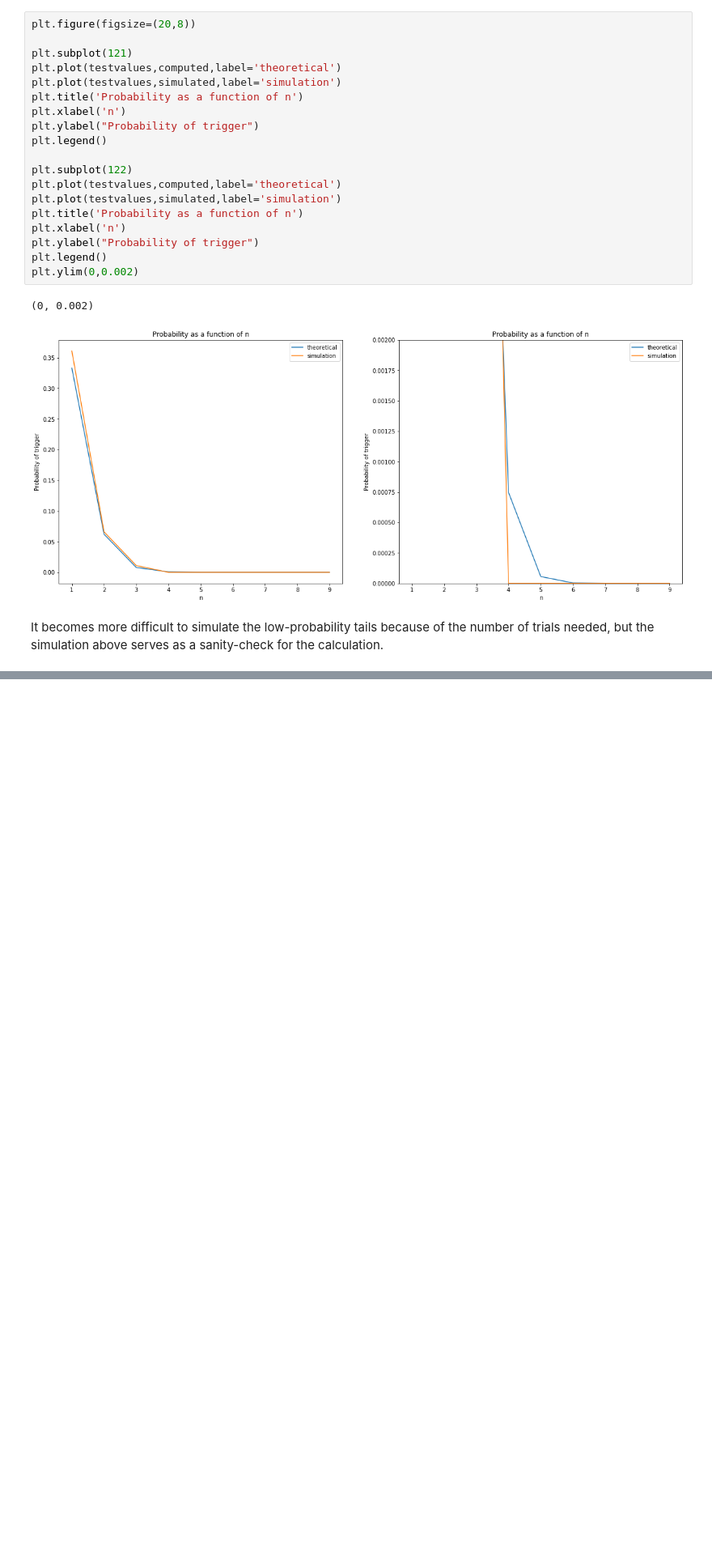
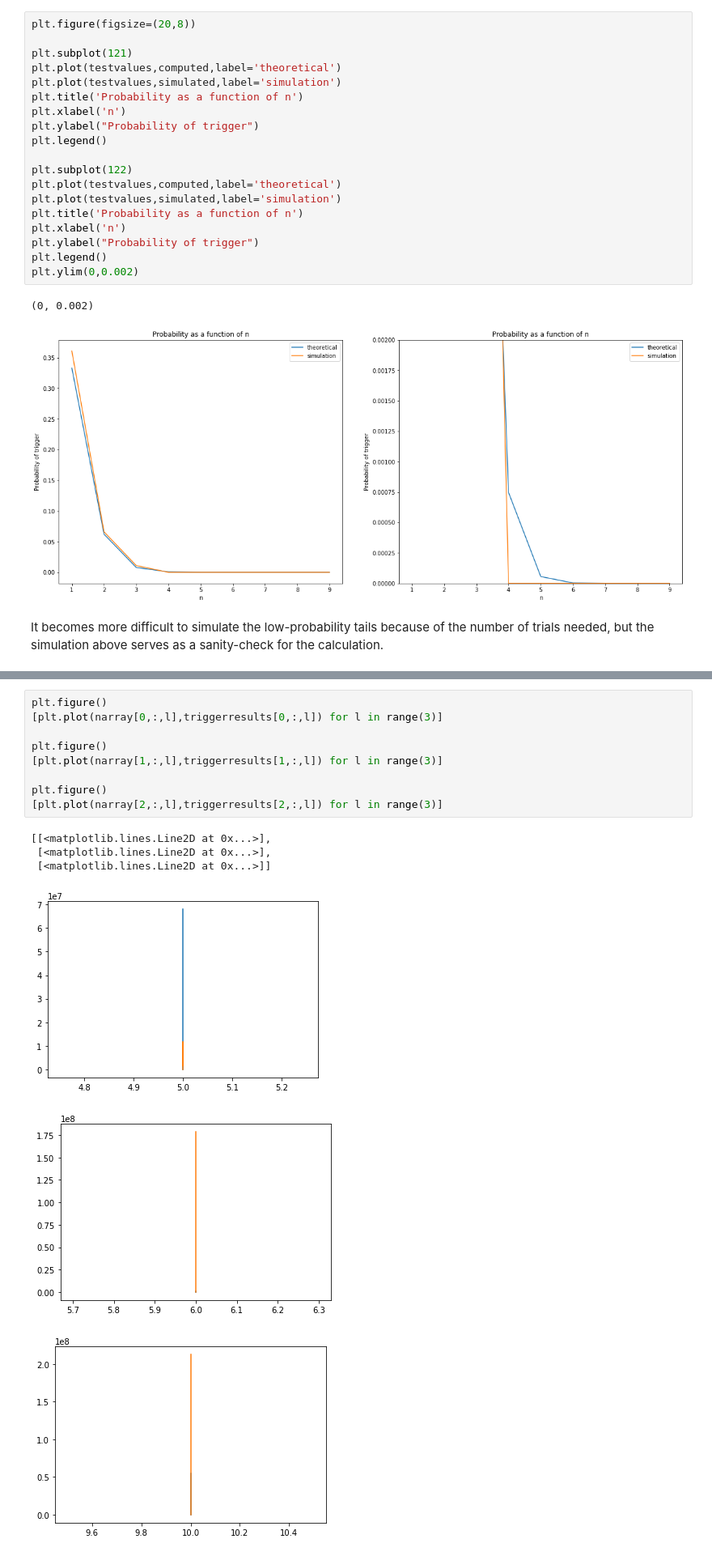
Before and after one commit to realtimeradio/caltech-lwa, a Jupyter notebook: cosmic_ray_scripts/snap2_control/Subarray_Threshold_Scan.ipynb, the cells around one changed output, grey strips where cells are left out. Shown at 81% size. Saved outputs shown, nothing was run; the diff lists cells and outputs as text; blank space fills up the shorter version.

```diff
--- a/cosmic_ray_scripts/snap2_control/Subarray_Threshold_Scan.ipynb
+++ b/cosmic_ray_scripts/snap2_control/Subarray_Threshold_Scan.ipynb
@@ -261,0 +343,16 @@ It becomes more difficult to simulate the low-probability tails because of the n
+# %%
+plt.figure()
+[plt.plot(narray[0,:,l],triggerresults[0,:,l]) for l in range(3)]
+
+plt.figure()
+[plt.plot(narray[1,:,l],triggerresults[1,:,l]) for l in range(3)]
+
+plt.figure()
+[plt.plot(narray[2,:,l],triggerresults[2,:,l]) for l in range(3)]
+# %% [output]
+[[<matplotlib.lines.Line2D at 0x...>],
+ [<matplotlib.lines.Line2D at 0x...>],
+ [<matplotlib.lines.Line2D at 0x...>]]
+[figure, added]
+[figure, added]
+[figure, added]
```
Also changed, not shown: parts of 8 cells of this notebook, 15 other files.
